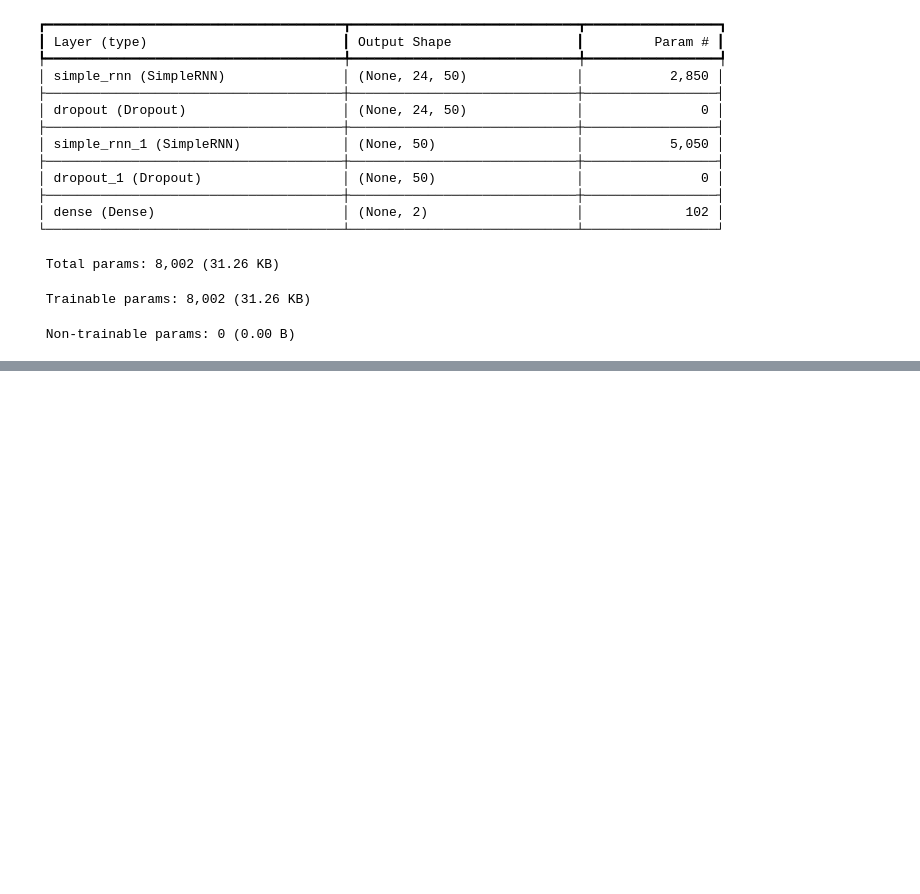
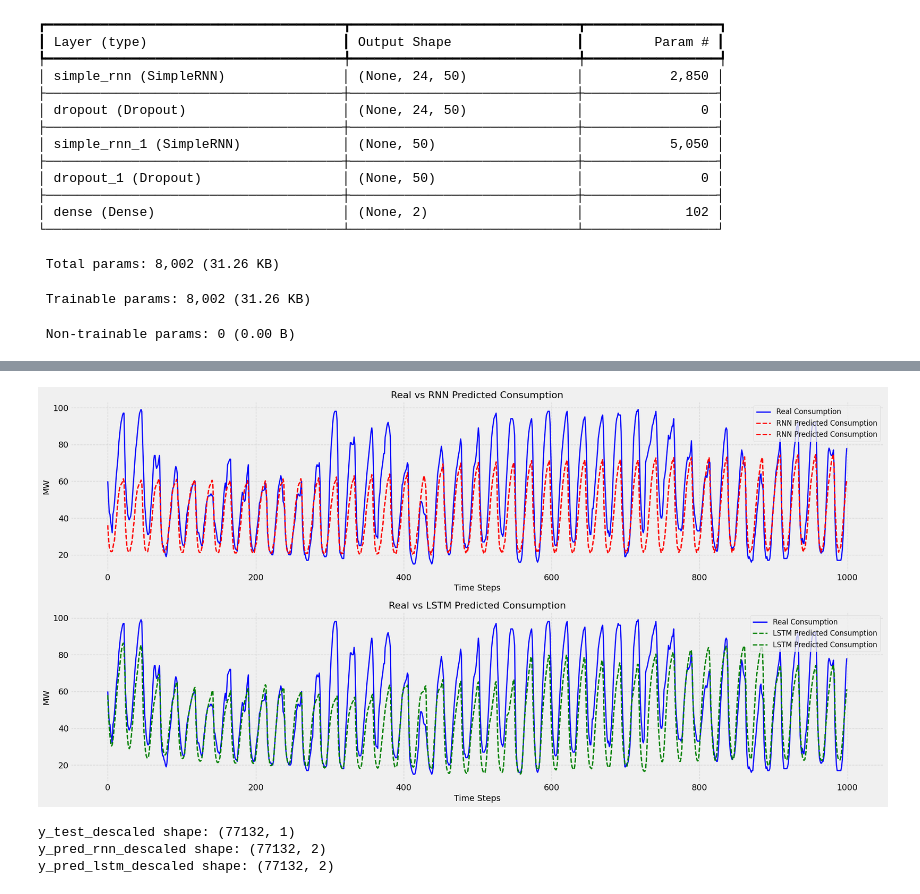
Before and after one commit to qader48/weather-forcasting, a Jupyter notebook: Making_the_Most_of_your_Colab_Subscription.ipynb, the cells around one changed output, grey strips where cells are left out. Cells and saved outputs as stored; diff of their text form; code cells hidden in the pictures; blank space fills up the shorter version.

```diff
--- a/Making_the_Most_of_your_Colab_Subscription.ipynb
+++ b/Making_the_Most_of_your_Colab_Subscription.ipynb
@@ -667,0 +804,2 @@ KeyboardInterrupt:
+# %%
+y_pred_lstm = model_lstm.predict(X_test)
@@ -667,0 +808,43 @@ KeyboardInterrupt:
+# %%
+scaler_y = MinMaxScaler()
+y_scaled = scaler_y.fit_transform(y.values.reshape(-1, 1))
+# %%
+X_train, X_test, y_train, y_test = train_test_split(X_seq, y_seq, test_size=0.2, random_state=42, shuffle=False)
+# %%
+y_test_descaled = scaler_y.inverse_transform(y_test)
+y_pred_rnn_descaled = scaler_y.inverse_transform(y_pred_rnn)
+y_pred_lstm_descaled = scaler_y.inverse_transform(y_pred_lstm)
+# %%
+plt.figure(figsize=(20, 10))
+plt.subplot(2, 1, 1)
+plt.plot(y_test_descaled[:1000], color='blue', label='Real Consumption', linewidth=2)
+plt.plot(y_pred_rnn_descaled[:1000], color='red', linestyle='dashed', label='RNN Predicted Consumption', linewidth=2)
+plt.title('Real vs RNN Predicted Consumption', fontsize=16)
+plt.xlabel('Time Steps', fontsize=14)
+plt.ylabel('MW', fontsize=14)
+plt.legend(loc='upper right', fontsize=12)
+plt.grid(True, linestyle='--', alpha=0.7)
+
+# Subplot for LSTM
+plt.subplot(2, 1, 2)
+plt.plot(y_test_descaled[:1000], color='blue', label='Real Consumption', linewidth=2)
+plt.plot(y_pred_lstm_descaled[:1000], color='green', linestyle='dashed', label='LSTM Predicted Consumption', linewidth=2)
+plt.title('Real vs LSTM Predicted Consumption', fontsize=16)
+plt.xlabel('Time Steps', fontsize=14)
+plt.ylabel('MW', fontsize=14)
+plt.legend(loc='upper right', fontsize=12)
+plt.grid(True, linestyle='--', alpha=0.7)
+
+# Adjust layout and display the plot
+plt.tight_layout()
+plt.show()
+# %% [output]
+[figure, added]
+# %%
+print(f'y_test_descaled shape: {y_test_descaled.shape}')
+print(f'y_pred_rnn_descaled shape: {y_pred_rnn_descaled.shape}')
+print(f'y_pred_lstm_descaled shape: {y_pred_lstm_descaled.shape}')
+# %% [output]
+y_test_descaled shape: (77132, 1)
+y_pred_rnn_descaled shape: (77132, 2)
+y_pred_lstm_descaled shape: (77132, 2)
```
Also changed, not shown: parts of 17 cells of this notebook.
